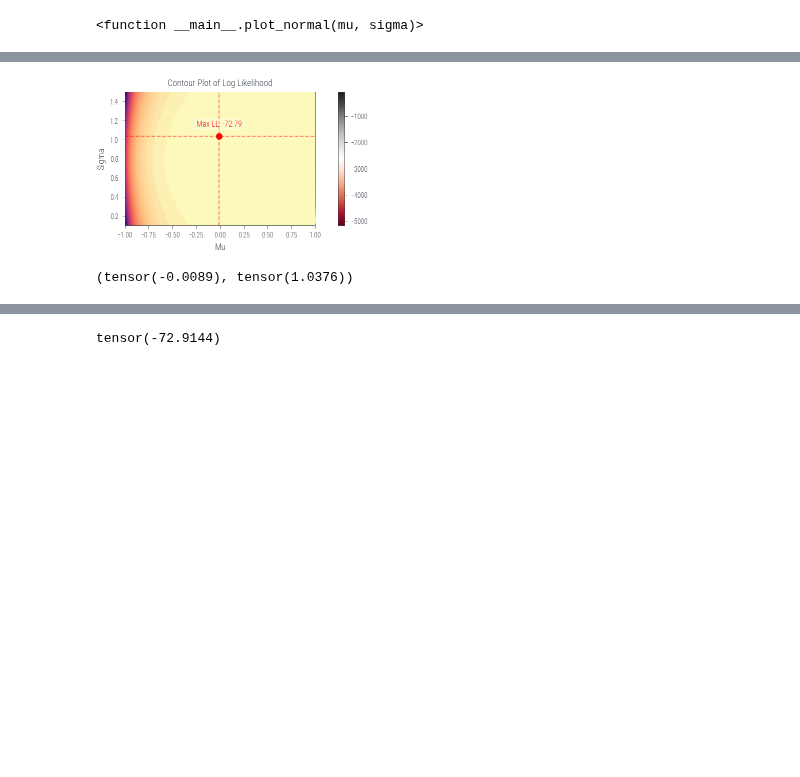
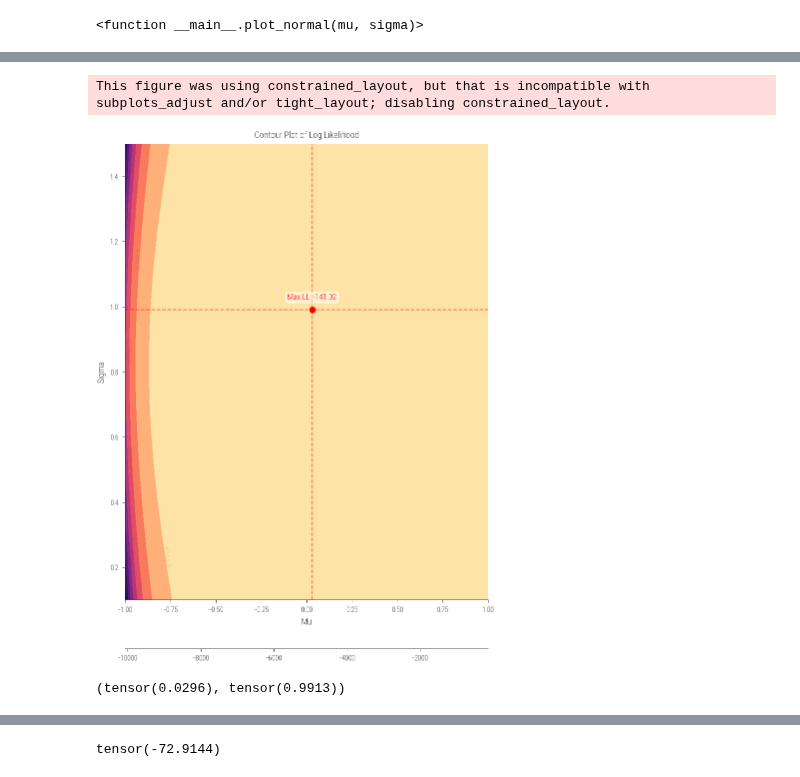
Before and after one commit to nipunbatra/pml-teaching, a Jupyter notebook: notebooks/mle-univariate.ipynb, the cells around one changed output, grey strips where cells are left out. Cells and saved outputs as stored; diff of their text form; code cells hidden in the pictures; blank space fills up the shorter version.

```diff
--- a/notebooks/mle-univariate.ipynb
+++ b/notebooks/mle-univariate.ipynb
@@ -264,7 +264,7 @@ interactive(children=(IntSlider(value=50, description='s1'), IntSlider(value=50,
 # %%
 # Let us now consider some N points from a univariate Gaussian distribution with mean 0 and variance 1.
 
-N = 50
+N = 100
 torch.manual_seed(2)
 samples = torch.distributions.Normal(0, 1).sample((N,))
 samples
@@ -330,47 +341,54 @@ lls = get_lls(mus, sigmas)
 # %%
 def plot_lls(mus, sigmas, lls):
+    fig, (ax1, ax2) = plt.subplots(2, 1, gridspec_kw={'height_ratios': [10, 1]}, figsize=(6, 8))
+
     X, Y = torch.meshgrid(mus, sigmas)
 
     max_indices = torch.argmax(lls)
     max_row, max_col = max_indices // len(sigmas), max_indices % len(sigmas)
     max_mu = mus[max_row]
     max_sigma = sigmas[max_col]
     max_loglik = lls[max_row, max_col]
 
     # Define levels with increasing granularity
-    levels_low = np.linspace(lls.min(), max_loglik, 50)
-    levels_high = np.linspace(max_loglik + 0.01, lls.max(), 100)  # Adding a small value to prevent duplicates
+    levels_low = np.linspace(lls.min(), max_loglik, 10)
+    levels_high = np.linspace(max_loglik + 0.01, lls.max(), 50)  # Adding a small value to prevent duplicates
     levels = np.unique(np.concatenate([levels_low, levels_high]))
 
-    contour = plt.contourf(X, Y, lls.T, levels=levels, cmap='magma')
+    contour = ax1.contourf(X, Y, lls.T, levels=levels, cmap='magma')
     # Plot the contour lines
-    plt.contour(X, Y, lls.T, levels=levels, colors='black', linewidths=0.1, alpha=0.1)
+    contour_lines = ax1.contour(X, Y, lls.T, levels=levels, colors='black', linewidths=0.1, alpha=0.1)
+
+    # Add contour labels
+    ax1.clabel(contour_lines, inline=True, fontsize=8, colors='black', fmt='%1.1f')
 
     # Code for imshow
     Z = lls.T
-    plt.imshow(Z, extent=[mus.min(), mus.max(), sigmas.min(), sigmas.max()], origin='lower', cmap='RdGy')
-    plt.colorbar()
-    plt.gca().set_aspect('equal', adjustable='box')  # Set aspect ratio
+    im = ax2.imshow(Z, extent=[mus.min(), mus.max(), sigmas.min(), sigmas.max()], origin='lower', cmap='RdGy')
+    plt.colorbar(im, cax=ax2, orientation='horizontal', pad=0.05)
+    ax2.set_aspect('equal', adjustable='box')  # Set aspect ratio
 
-    plt.xlabel('Mu')
-    plt.ylabel('Sigma')
-    plt.title('Contour Plot of Log Likelihood')
+    ax1.set_xlabel('Mu')
+    ax1.set_ylabel('Sigma')
+    ax1.set_title('Contour Plot of Log Likelihood')
 
-    plt.scatter([max_mu], [max_sigma], color='red', marker='o', label='Maximum Log Likelihood')
-    plt.annotate(f'Max LL: {max_loglik:.2f}', (max_mu, max_sigma), textcoords="offset points", xytext=(0,10), ha='center', fontsize=8, color='red', bbox=dict(facecolor='white', alpha=0.3, edgecolor='none', boxstyle='round,pad=0.3'))
+    ax1.scatter([max_mu], [max_sigma], color='red', marker='o', label='Maximum Log Likelihood')
+    ax1.annotate(f'Max LL: {max_loglik:.2f}', (max_mu, max_sigma), textcoords="offset points", xytext=(0,10), ha='center', fontsize=8, color='red', bbox=dict(facecolor='white', alpha=0.5, edgecolor='none', boxstyle='round,pad=0.3'))
 
-    plt.axvline(max_mu, color='red', linestyle='--', alpha=0.5)
-    plt.axhline(max_sigma, color='red', linestyle='--', alpha=0.5)
+    ax1.axvline(max_mu, color='red', linestyle='--', alpha=0.5)
+    ax1.axhline(max_sigma, color='red', linestyle='--', alpha=0.5)
 
+    plt.tight_layout()
     plt.show()
 
 plot_lls(mus, sigmas, lls)
 # %% [output]
+This figure was using constrained_layout, but that is incompatible with subplots_adjust and/or tight_layout; disabling constrained_layout.
-[figure, old version]
+[figure, new version]
 # %%
 samples.mean(), samples.std(correction=0)
 # %% [output]
-(tensor(-0.0089), tensor(1.0376))
+(tensor(0.0296), tensor(0.9913))
 # %%
 mus = torch.linspace(-0.4, 0.4, 100)
 sigmas = torch.linspace(0.8, 1.2,100)
```
Also changed, not shown: parts of 6 cells of this notebook, 2 other files.
